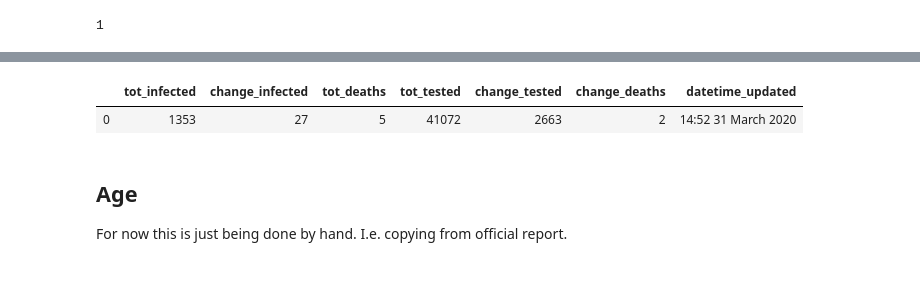
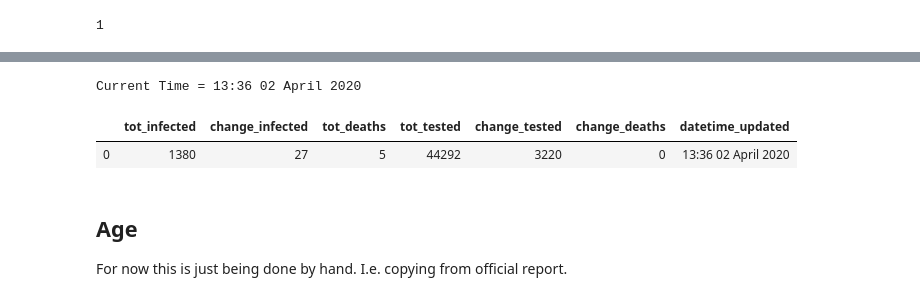
Before and after one commit to SimonRosen173/Covid19SAData, a Jupyter notebook: Data_Preprocessing.ipynb, the cells around one changed output, grey strips where cells are left out. Drawn from its saved outputs; the diff is of its cells as text; code cells hidden in the pictures.

```diff
--- a/Data_Preprocessing.ipynb
+++ b/Data_Preprocessing.ipynb
@@ -543,11 +543,18 @@ print(tot_infected, change_infected)
+# %%
+from datetime import datetime
+now = datetime.now()
+current_time = now.strftime("%H:%M %d %B %Y")
+print("Current Time =", current_time)
+# %% [output]
+Current Time = 13:36 02 April 2020
 # %%
 gen_data = pd.DataFrame(dict(tot_infected=[tot_infected], change_infected=[change_infected], tot_deaths=["5"],
-                             tot_tested=[tot_tested], change_tested=[change_tested], change_deaths=["2"],
-                             datetime_updated=["14:52 31 March 2020"]))
+                             tot_tested=[tot_tested], change_tested=[change_tested], change_deaths=["0"],
+                             datetime_updated=[current_time]))
 gen_data
 # %% [output]
 |  | tot_infected | change_infected | tot_deaths | tot_tested | change_tested | change_deaths | datetime_updated |
-| 0 | 1353 | 27 | 5 | 41072 | 2663 | 2 | 14:52 31 March 2020 |
+| 0 | 1380 | 27 | 5 | 44292 | 3220 | 0 | 13:36 02 April 2020 |
 # %%
 gen_data.to_csv("data/gen_data.csv", index=False)
 # %% [markdown]
```
Also changed, not shown: parts of 23 cells of this notebook, 21 other files.
